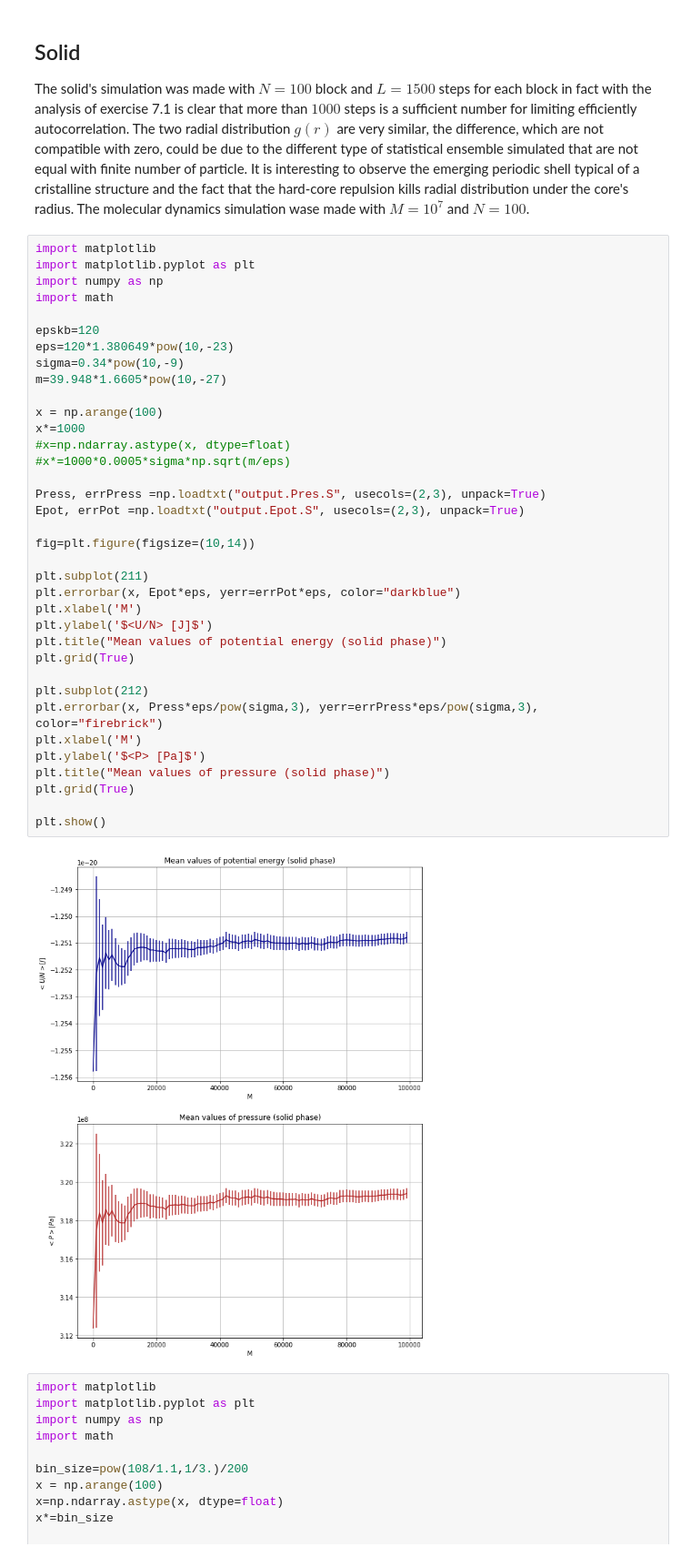
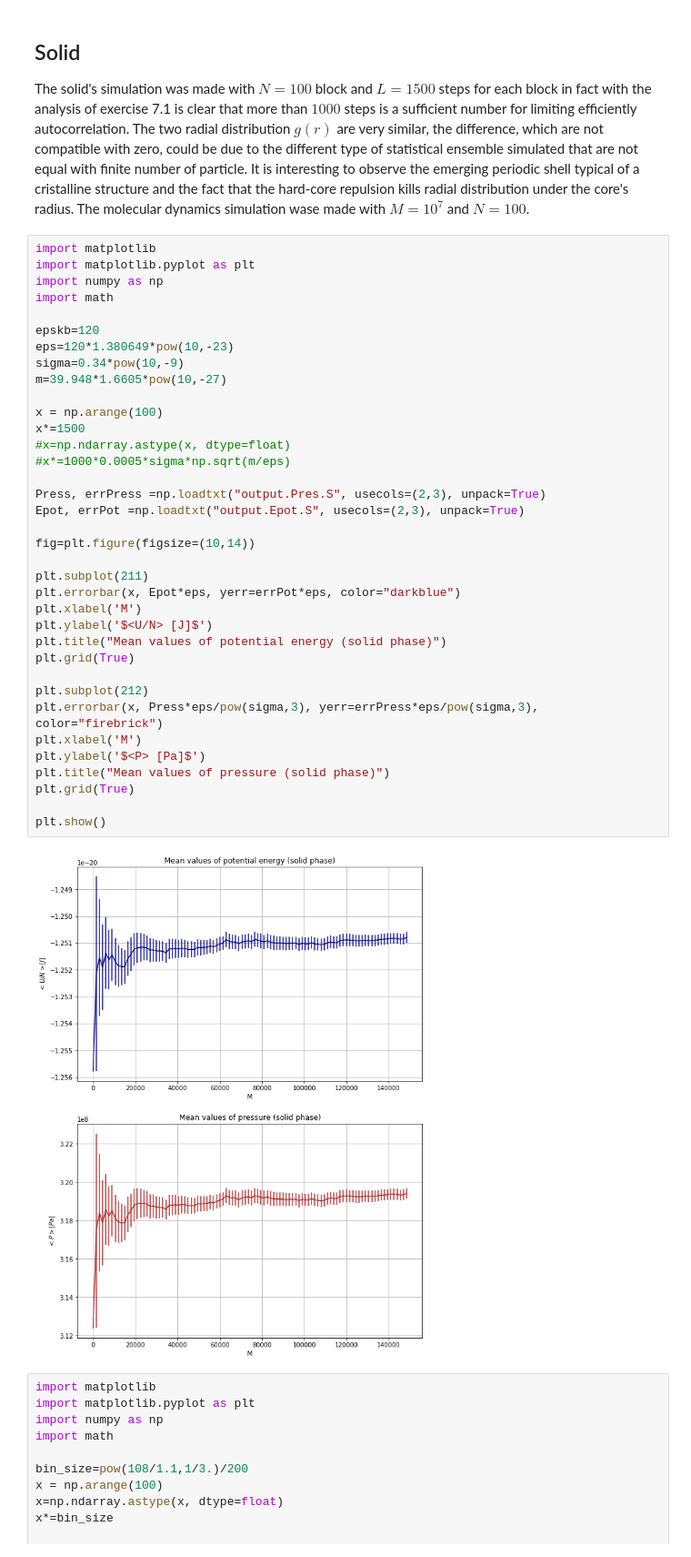
Before and after one commit to gabrielemontefusco/LSN_Montefusco_2020, a Jupyter notebook: Ex7/Exercise 7.ipynb, the cells around one changed output. Shown at 91% size. Saved outputs shown, nothing was run; the diff lists cells and outputs as text.

```diff
--- a/Ex7/Exercise 7.ipynb
+++ b/Ex7/Exercise 7.ipynb
@@ -412,35 +412,35 @@ import math
 epskb=120
 eps=120*1.380649*pow(10,-23)
 sigma=0.34*pow(10,-9)
 m=39.948*1.6605*pow(10,-27)
 
 x = np.arange(100)
-x*=1000
+x*=1500
 #x=np.ndarray.astype(x, dtype=float)
 #x*=1000*0.0005*sigma*np.sqrt(m/eps)
 
 Press, errPress =np.loadtxt("output.Pres.S", usecols=(2,3), unpack=True)
 Epot, errPot =np.loadtxt("output.Epot.S", usecols=(2,3), unpack=True)
 
 fig=plt.figure(figsize=(10,14))
 
 plt.subplot(211)
 plt.errorbar(x, Epot*eps, yerr=errPot*eps, color="darkblue")
 plt.xlabel('M')
 plt.ylabel('$<U/N> [J]$')
 plt.title("Mean values of potential energy (solid phase)")
 plt.grid(True)
 
 plt.subplot(212)
 plt.errorbar(x, Press*eps/pow(sigma,3), yerr=errPress*eps/pow(sigma,3), color="firebrick")
 plt.xlabel('M')
 plt.ylabel('$<P> [Pa]$')
 plt.title("Mean values of pressure (solid phase)")
 plt.grid(True)
 
 plt.show()
 # %% [output]
-[figure, old version]
+[figure, new version]
 # %%
 import matplotlib
 import matplotlib.pyplot as plt
```
Also changed, not shown: parts of 2 cells of this notebook.
